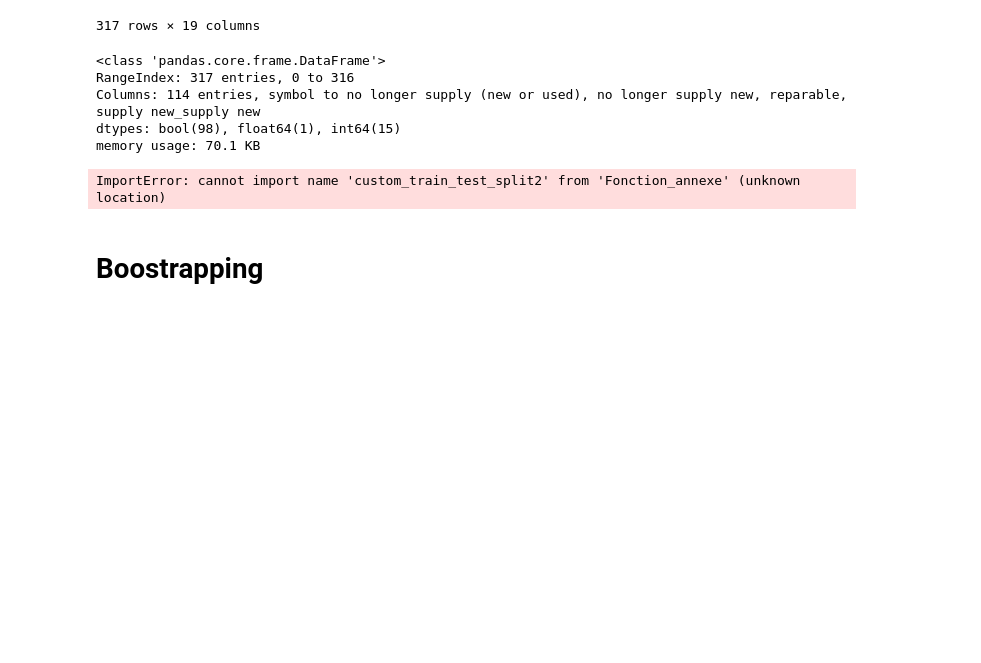
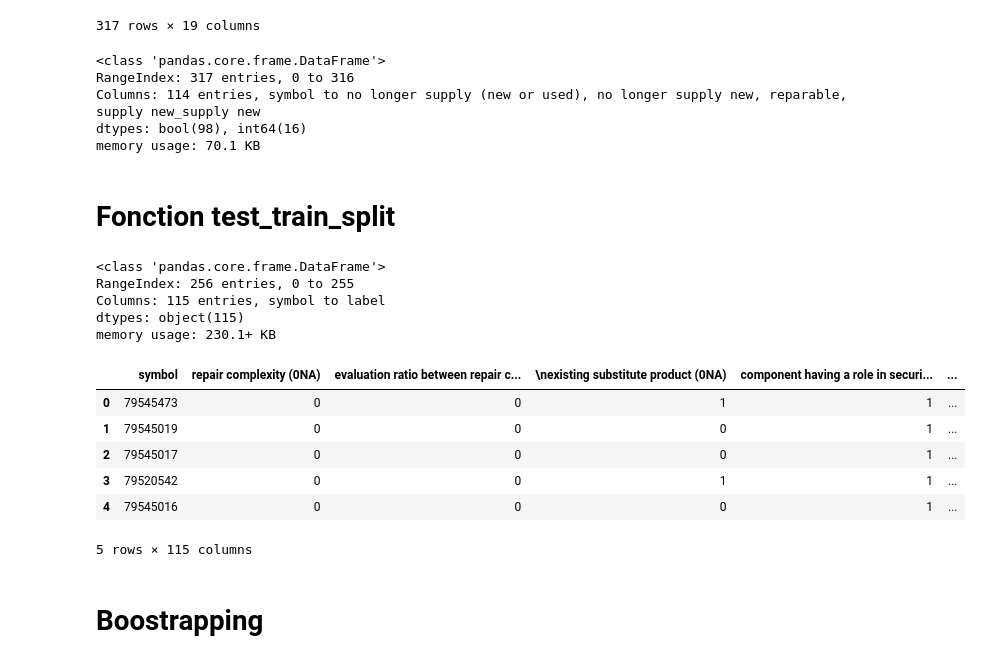
Before and after one commit to coupsim/PSYN_SNCF, a Jupyter notebook: Random_Forest_scratch.ipynb, the cells around one changed output. Cells and saved outputs as stored; diff of their text form; code cells hidden in the pictures; blank space fills up the shorter version.

```diff
--- a/Random_Forest_scratch.ipynb
+++ b/Random_Forest_scratch.ipynb
@@ -87,10 +84,14 @@ categorical_features = X.nunique()[X.nunique() == 2].index.tolist()
 X = pd.get_dummies(X)
 # je crois il faut pas supprimer la première colonne
 # X = pd.get_dummies(X)
+
+X["\nis the cost of inventory expensive (0NA)"]=X["\nis the cost of inventory expensive (0NA)"].astype(int)
 X.info()
 # %% [output]
 <class 'pandas.core.frame.DataFrame'>
 RangeIndex: 317 entries, 0 to 316
 Columns: 114 entries, symbol to no longer supply (new or used), no longer supply new, reparable, supply new_supply new
-dtypes: bool(98), float64(1), int64(15)
+dtypes: bool(98), int64(16)
 memory usage: 70.1 KB
+# %% [markdown]
+# Fonction test_train_split
@@ -97,11 +151,21 @@ memory usage: 70.1 KB
 # %%
-from Fonction_annexe import custom_train_test_split2
-
-df_train,df_test = custom_train_test_split2(X, y, test_size=0.8,random_state=42,stratify=y)
+df_train,df_test = custom_train_test_split_df(X, y, test_size=0.2,random_state=42,stratify=y)
 len(df_train)
-df_train
+df_train.info()
+df_train.head()
 # %% [output]
-ImportError: cannot import name 'custom_train_test_split2' from 'Fonction_annexe' (unknown location)
+<class 'pandas.core.frame.DataFrame'>
+RangeIndex: 256 entries, 0 to 255
+Columns: 115 entries, symbol to label
+dtypes: object(115)
+memory usage: 230.1+ KB
+|  | symbol | repair complexity (0NA) | evaluation ratio between repair c... | \nexisting substitute product (0NA) | component having a role in securi... | ... |
+| 0 | 79545473 | 0 | 0 | 1 | 1 | ... |
+| 1 | 79545019 | 0 | 0 | 0 | 1 | ... |
+| 2 | 79545017 | 0 | 0 | 0 | 1 | ... |
+| 3 | 79520542 | 0 | 0 | 1 | 1 | ... |
+| 4 | 79545016 | 0 | 0 | 0 | 1 | ... |
+5 rows × 115 columns
 # %% [markdown]
 # Boostrapping
 # %%
```
Also changed, not shown: parts of 13 cells of this notebook.
